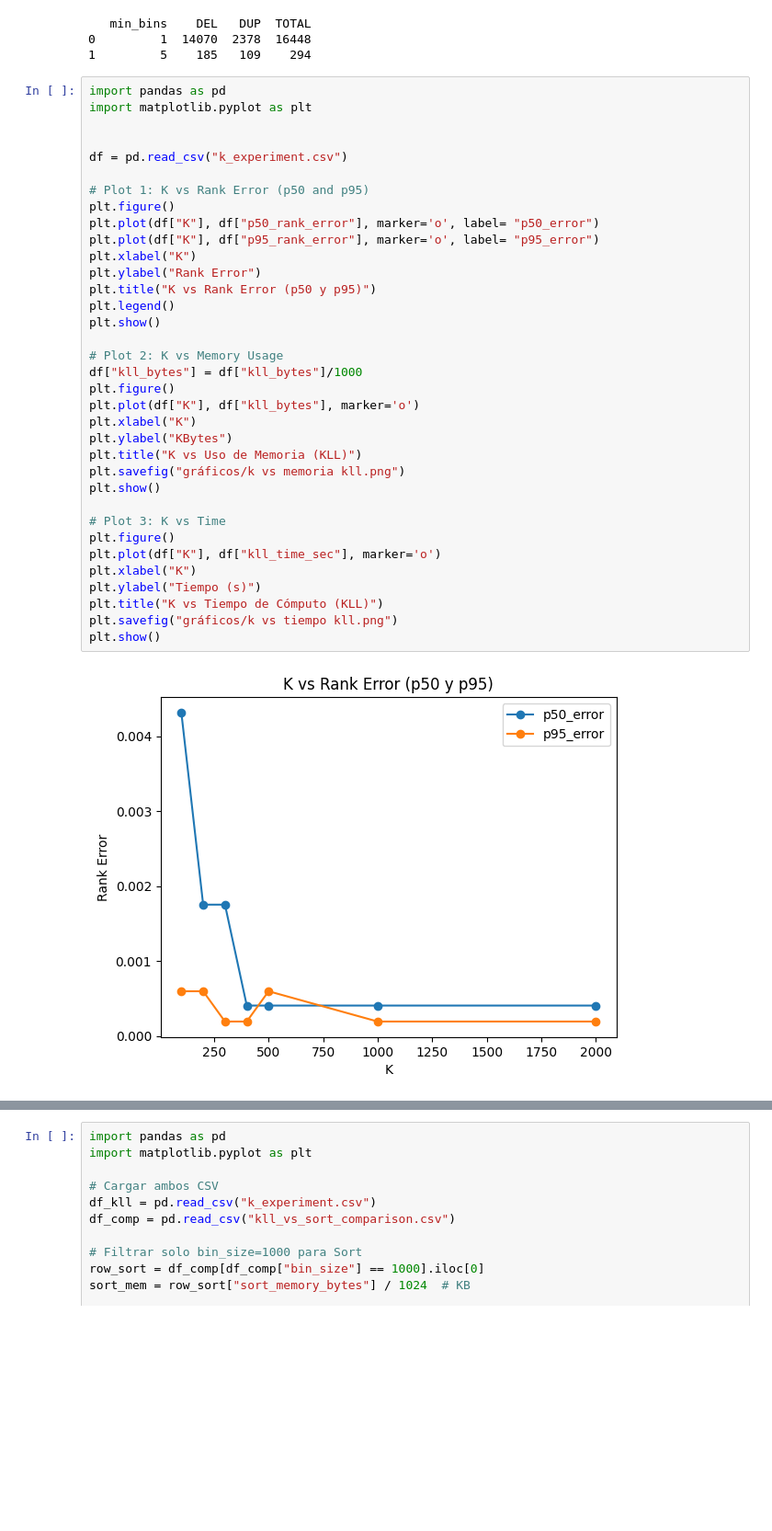
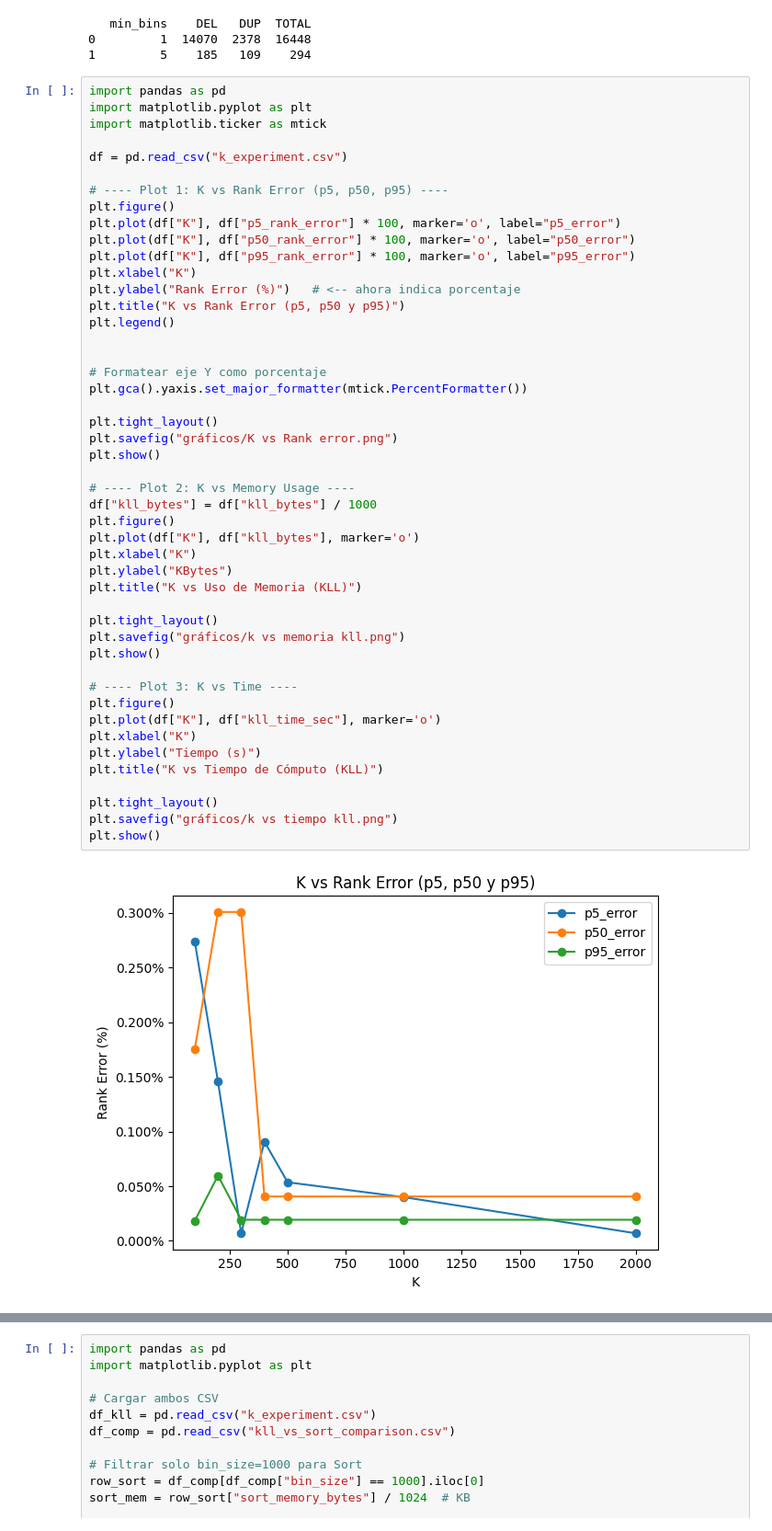
Before and after one commit to diegoOgh/Proyecto---CNVs-analisis-con-KLL, a Jupyter notebook: Graficos_Proyecto.ipynb, the cells around one changed output, grey strips where cells are left out. Shown at 92% size. Cells and saved outputs as stored; diff of their text form; blank space fills up the shorter version.

Commit message:
Actualización de los gráficos

```diff
--- a/Graficos_Proyecto.ipynb
+++ b/Graficos_Proyecto.ipynb
@@ -286,37 +284,49 @@ print(out)
 # %%
 import pandas as pd
 import matplotlib.pyplot as plt
-
+import matplotlib.ticker as mtick
 
 df = pd.read_csv("k_experiment.csv")
 
-# Plot 1: K vs Rank Error (p50 and p95)
+# ---- Plot 1: K vs Rank Error (p5, p50, p95) ----
 plt.figure()
-plt.plot(df["K"], df["p50_rank_error"], marker='o', label= "p50_error")
-plt.plot(df["K"], df["p95_rank_error"], marker='o', label= "p95_error")
+plt.plot(df["K"], df["p5_rank_error"] * 100, marker='o', label="p5_error")
+plt.plot(df["K"], df["p50_rank_error"] * 100, marker='o', label="p50_error")
+plt.plot(df["K"], df["p95_rank_error"] * 100, marker='o', label="p95_error")
 plt.xlabel("K")
-plt.ylabel("Rank Error")
-plt.title("K vs Rank Error (p50 y p95)")
+plt.ylabel("Rank Error (%)")   # <-- ahora indica porcentaje
+plt.title("K vs Rank Error (p5, p50 y p95)")
 plt.legend()
+
+
+# Formatear eje Y como porcentaje
+plt.gca().yaxis.set_major_formatter(mtick.PercentFormatter())
+
+plt.tight_layout()
+plt.savefig("gráficos/K vs Rank error.png")
 plt.show()
 
-# Plot 2: K vs Memory Usage
-df["kll_bytes"] = df["kll_bytes"]/1000
+# ---- Plot 2: K vs Memory Usage ----
+df["kll_bytes"] = df["kll_bytes"] / 1000
 plt.figure()
 plt.plot(df["K"], df["kll_bytes"], marker='o')
 plt.xlabel("K")
 plt.ylabel("KBytes")
 plt.title("K vs Uso de Memoria (KLL)")
+
+plt.tight_layout()
 plt.savefig("gráficos/k vs memoria kll.png")
 plt.show()
 
-# Plot 3: K vs Time
+# ---- Plot 3: K vs Time ----
 plt.figure()
 plt.plot(df["K"], df["kll_time_sec"], marker='o')
 plt.xlabel("K")
 plt.ylabel("Tiempo (s)")
 plt.title("K vs Tiempo de Cómputo (KLL)")
+
+plt.tight_layout()
 plt.savefig("gráficos/k vs tiempo kll.png")
 plt.show()
 # %% [output]
-[figure, old version]
+[figure, new version]
```
Also changed, not shown: parts of 3 cells of this notebook, 3 other files.
